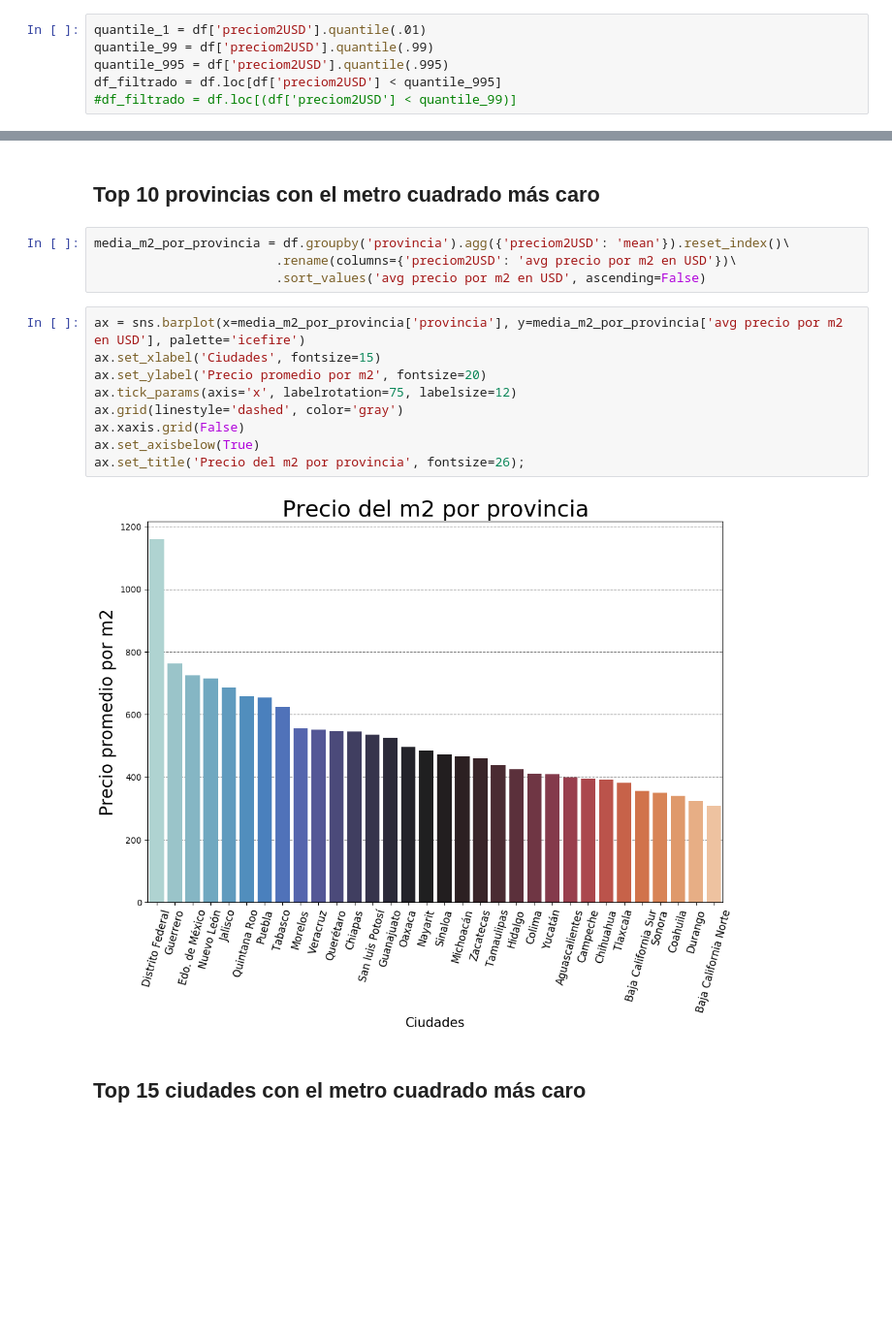
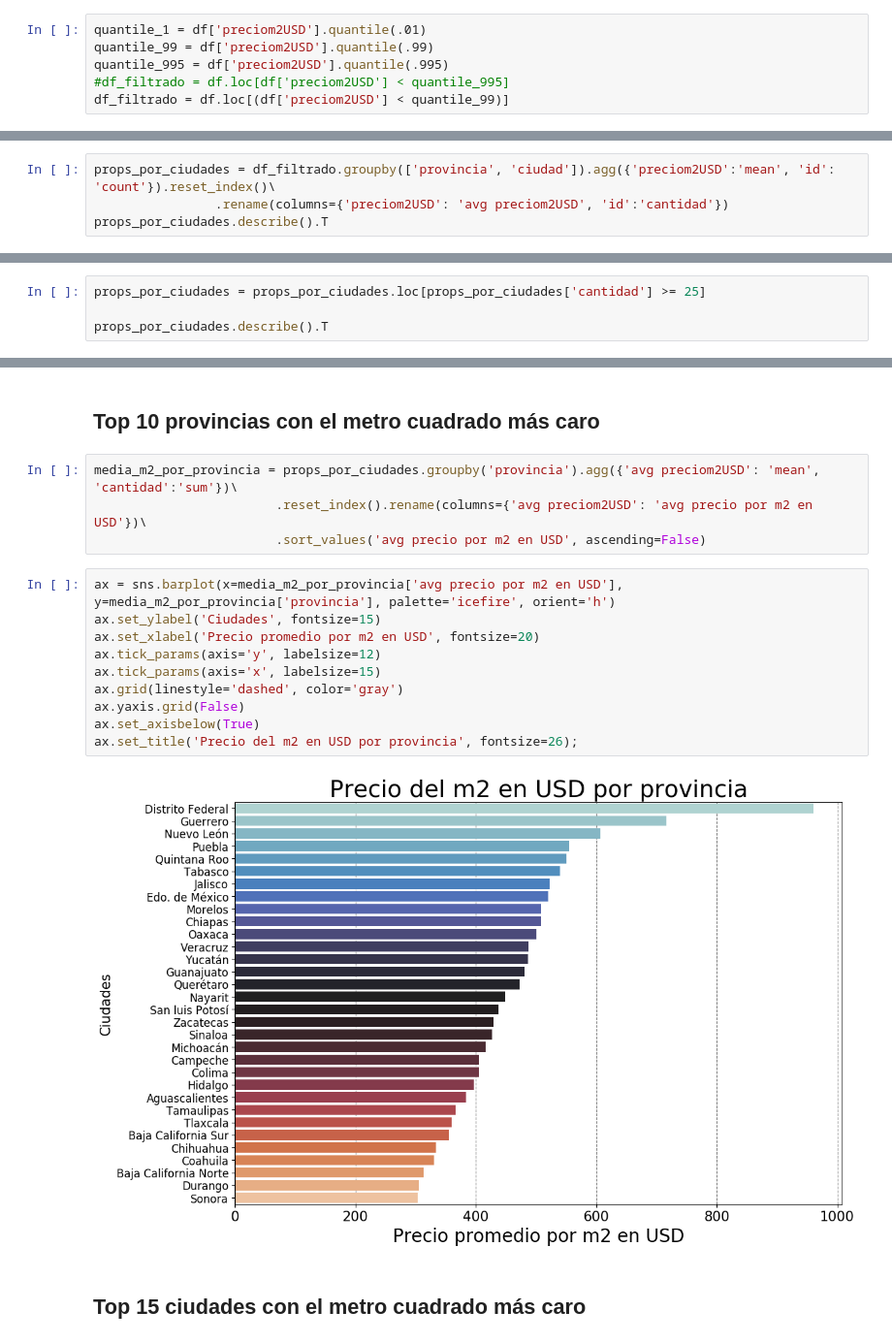
Before and after one commit to petermacgaul/orgaDatos-1, a Jupyter notebook: TP1/02-AnalisisMetroCuadrado.ipynb, the cells around one changed output, grey strips where cells are left out. Shown at 97% size. Drawn from its saved outputs; the diff is of its cells as text; blank space fills up the shorter version.

Commit message:
fix plots, add filter

```diff
--- a/TP1/02-AnalisisMetroCuadrado.ipynb
+++ b/TP1/02-AnalisisMetroCuadrado.ipynb
@@ -80,5 +80,5 @@ Tenemos outliers que nos sesgan el análisis. Procedemos a filtrarlos
 quantile_1 = df['preciom2USD'].quantile(.01)
 quantile_99 = df['preciom2USD'].quantile(.99)
 quantile_995 = df['preciom2USD'].quantile(.995)
-df_filtrado = df.loc[df['preciom2USD'] < quantile_995]
-#df_filtrado = df.loc[(df['preciom2USD'] < quantile_99)]
+#df_filtrado = df.loc[df['preciom2USD'] < quantile_995]
+df_filtrado = df.loc[(df['preciom2USD'] < quantile_99)]
@@ -98,0 +97,4 @@ Eliminamos 1205 propiedades
+# %%
+props_por_ciudades = df_filtrado.groupby(['provincia', 'ciudad']).agg({'preciom2USD':'mean', 'id': 'count'}).reset_index()\
+                .rename(columns={'preciom2USD': 'avg preciom2USD', 'id':'cantidad'})
+props_por_ciudades.describe().T
@@ -98,0 +105,4 @@ Eliminamos 1205 propiedades
+# %%
+props_por_ciudades = props_por_ciudades.loc[props_por_ciudades['cantidad'] >= 25]
+
+props_por_ciudades.describe().T
@@ -102,19 +127,20 @@ del df_filtrado
 # %% [markdown]
 ## Top 10 provincias con el metro cuadrado más caro
 # %%
-media_m2_por_provincia = df.groupby('provincia').agg({'preciom2USD': 'mean'}).reset_index()\
-                        .rename(columns={'preciom2USD': 'avg precio por m2 en USD'})\
+media_m2_por_provincia = props_por_ciudades.groupby('provincia').agg({'avg preciom2USD': 'mean', 'cantidad':'sum'})\
+                        .reset_index().rename(columns={'avg preciom2USD': 'avg precio por m2 en USD'})\
                         .sort_values('avg precio por m2 en USD', ascending=False)
 # %%
-ax = sns.barplot(x=media_m2_por_provincia['provincia'], y=media_m2_por_provincia['avg precio por m2 en USD'], palette='icefire')
-ax.set_xlabel('Ciudades', fontsize=15)
-ax.set_ylabel('Precio promedio por m2', fontsize=20)
-ax.tick_params(axis='x', labelrotation=75, labelsize=12)
+ax = sns.barplot(x=media_m2_por_provincia['avg precio por m2 en USD'], y=media_m2_por_provincia['provincia'], palette='icefire', orient='h')
+ax.set_ylabel('Ciudades', fontsize=15)
+ax.set_xlabel('Precio promedio por m2 en USD', fontsize=20)
+ax.tick_params(axis='y', labelsize=12)
+ax.tick_params(axis='x', labelsize=15)
 ax.grid(linestyle='dashed', color='gray')
-ax.xaxis.grid(False)
+ax.yaxis.grid(False)
 ax.set_axisbelow(True)
-ax.set_title('Precio del m2 por provincia', fontsize=26);
+ax.set_title('Precio del m2 en USD por provincia', fontsize=26);
 # %% [output]
-[figure, old version]
+[figure, new version]
 # %% [markdown]
 ## Top 15 ciudades con el metro cuadrado más caro
```
Also changed, not shown: parts of 17 cells of this notebook.
